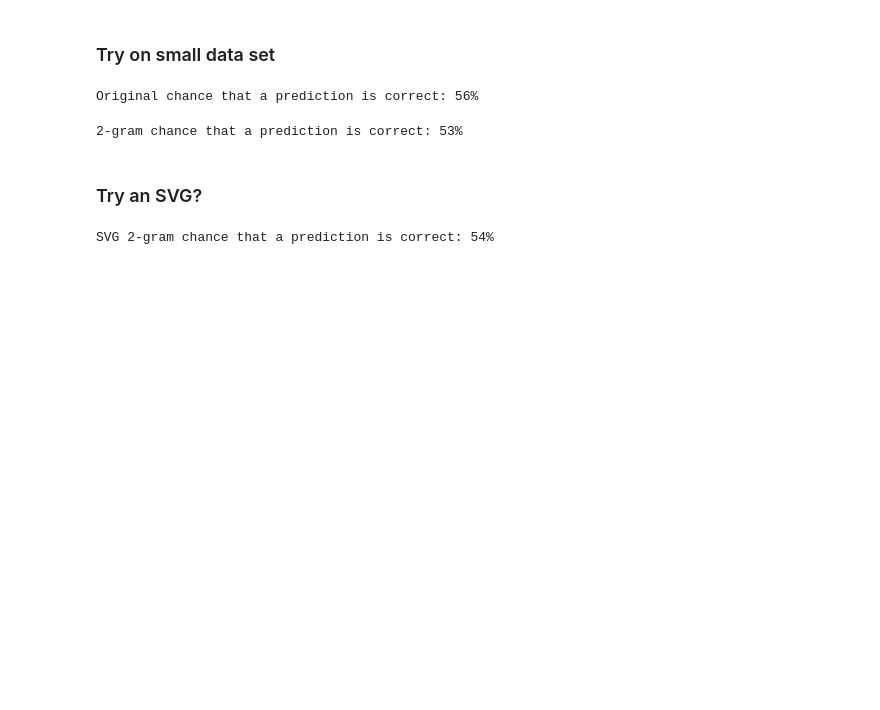
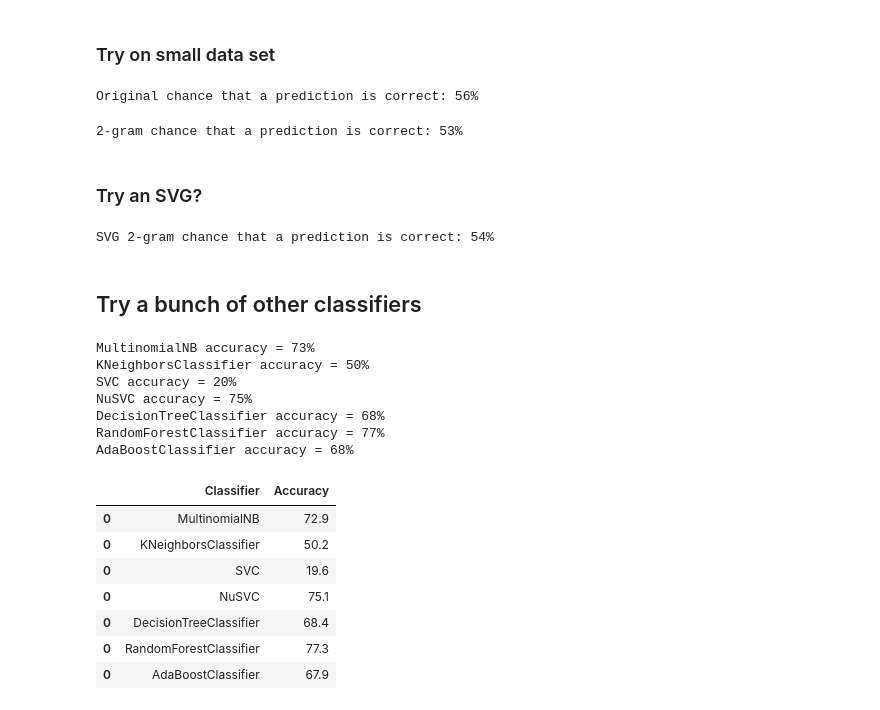
Before and after one commit to cds-snc/rac-data-exploration, a Jupyter notebook: notebooks/tutorial - StackOverflow.ipynb, the cells around one changed output. Cells and saved outputs as stored; diff of their text form; code cells hidden in the pictures; blank space fills up the shorter version.

Commit message:
try other classifiers (#5)

```diff
--- a/notebooks/tutorial - StackOverflow.ipynb
+++ b/notebooks/tutorial - StackOverflow.ipynb
@@ -442,3 +440,5 @@ predictions = classifier.predict(test_data.post)
 print(f"SVG 2-gram chance that a prediction is correct: {np.mean(predictions == test_data.tag) * 100:.0f}%")
 # %% [output]
 SVG 2-gram chance that a prediction is correct: 54%
+# %% [markdown]
+## Try a bunch of other classifiers
@@ -444,0 +455,45 @@ SVG 2-gram chance that a prediction is correct: 54%
+# %%
+result_cols = ["Classifier", "Accuracy"]
+# %%
+classifiers = [
+    MultinomialNB(),
+    KNeighborsClassifier(5),
+    SVC(kernel="rbf", C=0.025, probability=True, gamma='auto'),
+    NuSVC(probability=True, gamma='auto'),
+    DecisionTreeClassifier(),
+    RandomForestClassifier(n_estimators=100),
+    AdaBoostClassifier()
+]
+# %%
+result_frame = pd.DataFrame(columns=result_cols)
+
+for clf in classifiers:
+    name = clf.__class__.__name__
+    text_clf = Pipeline([('vect', CountVectorizer()),
+#                          ('tfidf', TfidfTransformer()),
+                         ('clf', clf),])
+    text_clf.fit(train_data.post, train_data.tag)
+
+    predicted = text_clf.predict(test_data.post)
+    acc = metrics.accuracy_score(test_data.tag, predicted)
+    print (f'{name} accuracy = {acc*100:.0f}%')
+    acc_field = pd.DataFrame([[name, acc*100]], columns=result_cols)
+    result_frame = result_frame.append(acc_field)
+
+result_frame
+# %% [output]
+MultinomialNB accuracy = 73%
+KNeighborsClassifier accuracy = 50%
+SVC accuracy = 20%
+NuSVC accuracy = 75%
+DecisionTreeClassifier accuracy = 68%
+RandomForestClassifier accuracy = 77%
+AdaBoostClassifier accuracy = 68%
+|  | Classifier | Accuracy |
+| 0 | MultinomialNB | 72.9 |
+| 0 | KNeighborsClassifier | 50.2 |
+| 0 | SVC | 19.6 |
+| 0 | NuSVC | 75.1 |
+| 0 | DecisionTreeClassifier | 68.4 |
+| 0 | RandomForestClassifier | 77.3 |
+| 0 | AdaBoostClassifier | 67.9 |
```
Also changed, not shown: parts of 26 cells of this notebook.
